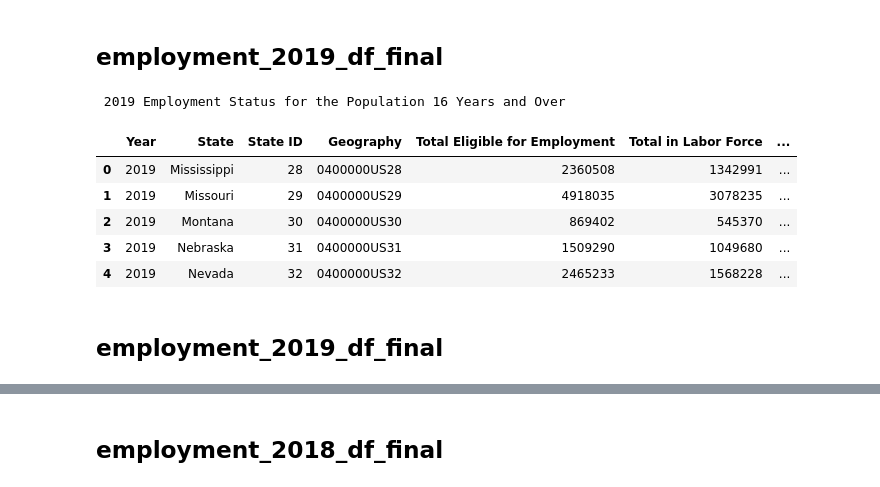
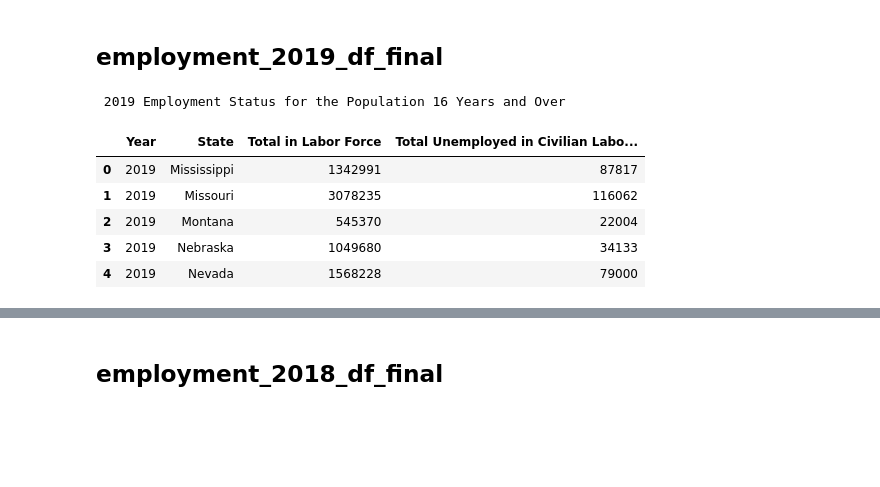
Before and after one commit to kikichan1/Project-1, a Jupyter notebook: Employment_Notebook.ipynb, the cells around one changed output, grey strips where cells are left out. Saved outputs shown, nothing was run; the diff lists cells and outputs as text; code cells hidden in the pictures; blank space fills up the shorter version.

```diff
--- a/Employment_Notebook.ipynb
+++ b/Employment_Notebook.ipynb
@@ -154,55 +113,38 @@ employment_2021_df_final.head()
 # json get request
 employment_2019_json = requests.get(employment_2019_url).json()
 
 # create employment dataframe
 employment_2019_df = pd.DataFrame(requests.get(employment_2019_url).json()[1:], columns=requests.get(employment_2019_url).json()[0])
 
 # rename group code columns with descriptions
 employment_2019_df_cleaned = employment_2019_df.rename(columns={
-    'B23025_001E': 'Total Eligible for Employment',
     'B23025_002E': 'Total in Labor Force',
-    'B23025_003E': 'Total in Civilian Labor Force',
-    'B23025_004E': 'Total Employed in Civilian Labor Force',
     'B23025_005E': 'Total Unemployed in Civilian Labor Force',
-    'B23025_006E': 'Total in Armed Labor Force',
-    'B23025_007E': 'Total Not in Labor Force',
-    'GEO_ID': 'Geography',
-    'NAME': 'State',
-    'state': 'State ID'
+    'NAME': 'State'
 })
 
 # add year column
 employment_2019_df_cleaned['Year'] = 2019
 
 # extract specific columns for final dataframe
 employment_2019_df_final = employment_2019_df_cleaned[[
     'Year',
     'State',
-    'State ID',
-    'Geography',
-    'Total Eligible for Employment',
     'Total in Labor Force',
-    'Total Not in Labor Force',
-    'Total in Civilian Labor Force',
-    'Total Employed in Civilian Labor Force',
-    'Total Unemployed in Civilian Labor Force',
-    'Total in Armed Labor Force',
+    'Total Unemployed in Civilian Labor Force'
 ]]
-
 
 # remove duplicate NAME columns
 employment_2019_df_final = employment_2019_df_final.loc[:, ~employment_2019_df_final.columns.duplicated()]
 
 # table output
 print('\n 2019 Employment Status for the Population 16 Years and Over\n')
 employment_2019_df_final.head()
 # %% [output]
  2019 Employment Status for the Population 16 Years and Over
-|  | Year | State | State ID | Geography | Total Eligible for Employment | Total in Labor Force | ... |
-| 0 | 2019 | Mississippi | 28 | 0400000US28 | 2360508 | 1342991 | ... |
-| 1 | 2019 | Missouri | 29 | 0400000US29 | 4918035 | 3078235 | ... |
-| 2 | 2019 | Montana | 30 | 0400000US30 | 869402 | 545370 | ... |
-| 3 | 2019 | Nebraska | 31 | 0400000US31 | 1509290 | 1049680 | ... |
-| 4 | 2019 | Nevada | 32 | 0400000US32 | 2465233 | 1568228 | ... |
+|  | Year | State | Total in Labor Force | Total Unemployed in Civilian Labo... |
+| 0 | 2019 | Mississippi | 1342991 | 87817 |
+| 1 | 2019 | Missouri | 3078235 | 116062 |
+| 2 | 2019 | Montana | 545370 | 22004 |
+| 3 | 2019 | Nebraska | 1049680 | 34133 |
+| 4 | 2019 | Nevada | 1568228 | 79000 |
-# %% [markdown]
-## employment_2019_df_final
```
Also changed, not shown: parts of 20 cells of this notebook, 7 other files.
